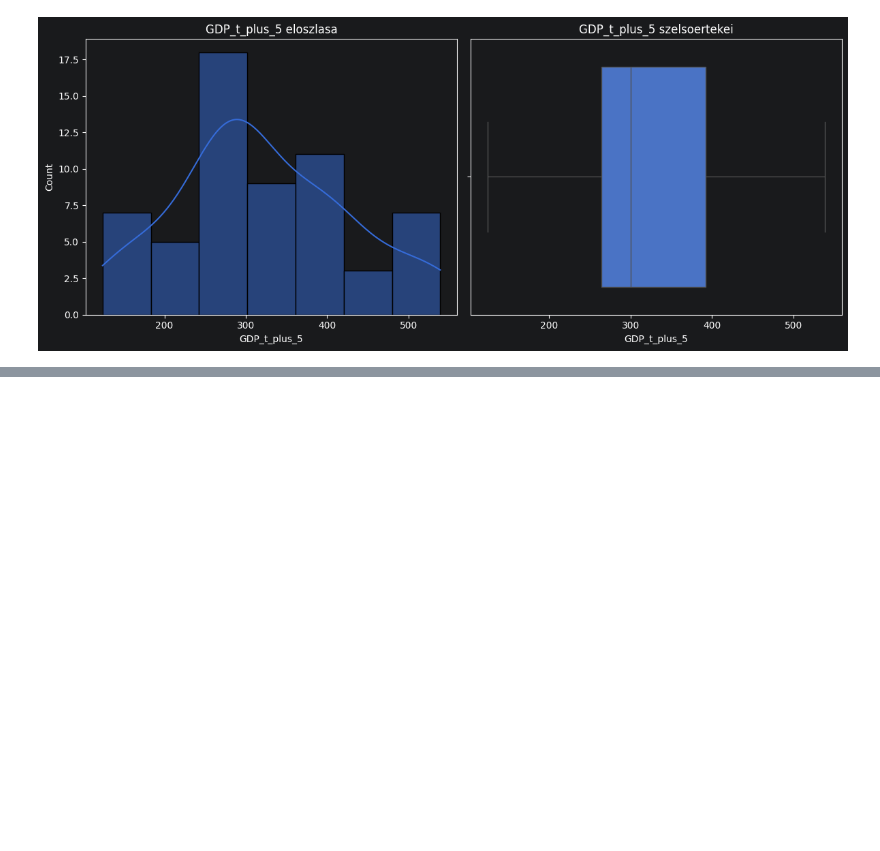
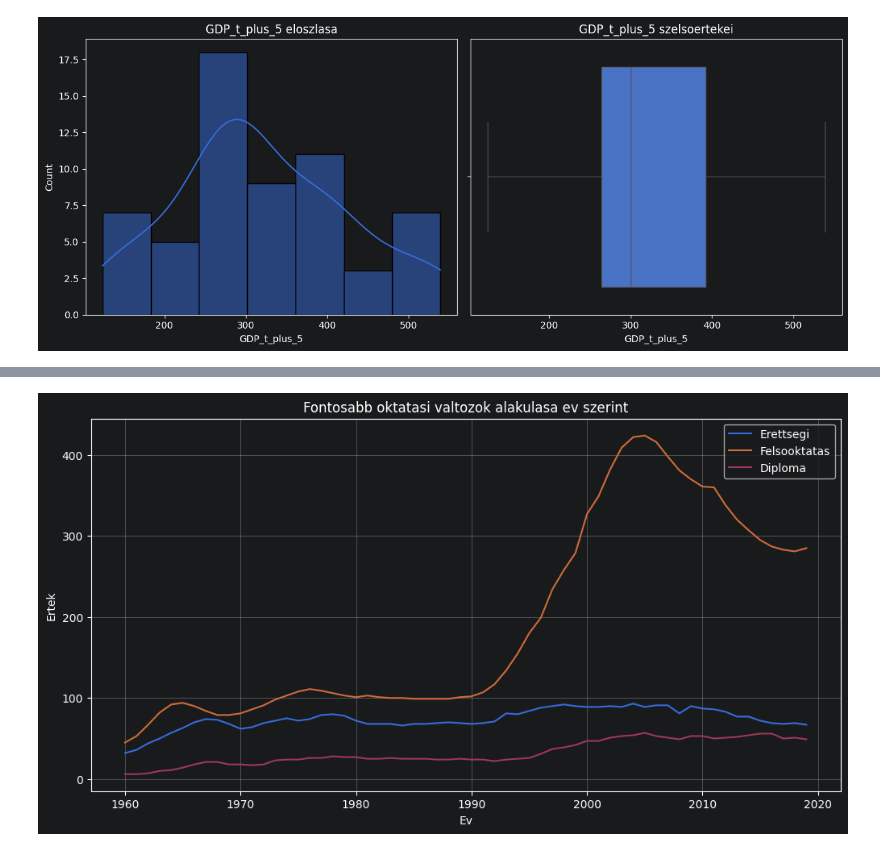
Before and after one commit to uflik/big_data_homework, a Jupyter notebook: BIGDATA-MI_HF.ipynb, the cells around one changed output, grey strips where cells are left out. Cells and saved outputs as stored; diff of their text form; code cells hidden in the pictures; blank space fills up the shorter version.

```diff
--- a/BIGDATA-MI_HF.ipynb
+++ b/BIGDATA-MI_HF.ipynb
@@ -717,0 +731,16 @@ plt.show()
+# %%
+# Néhany fontosabb oktatasi valtozo alakulasa ev szerint.
+plt.figure(figsize=(12, 6))
+
+sns.lineplot(data=model_df, x="Ev", y="Érettségi vizsgát tett tanuló összesen", label="Erettsegi")
+sns.lineplot(data=model_df, x="Ev", y="Felsőoktatásban hallgató összesen", label="Felsooktatas")
+sns.lineplot(data=model_df, x="Ev", y="Felsőfokú oklevelet szerzett hallgató összesen", label="Diploma")
+
+plt.title("Fontosabb oktatasi valtozok alakulasa ev szerint")
+plt.xlabel("Ev")
+plt.ylabel("Ertek")
+plt.grid(True)
+plt.legend()
+plt.show()
+# %% [output]
+[figure, added]
```
Also changed, not shown: parts of 7 cells of this notebook.
